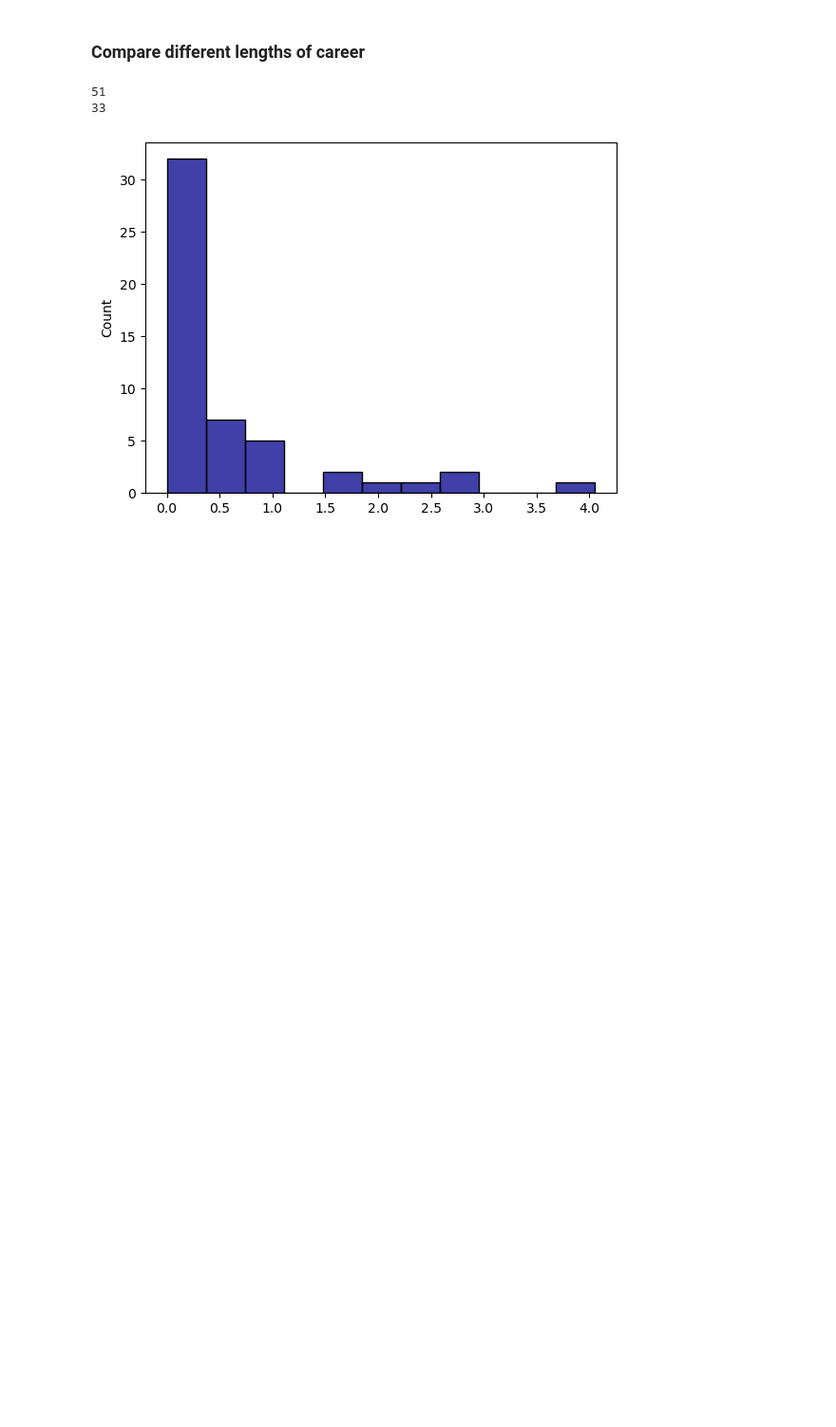
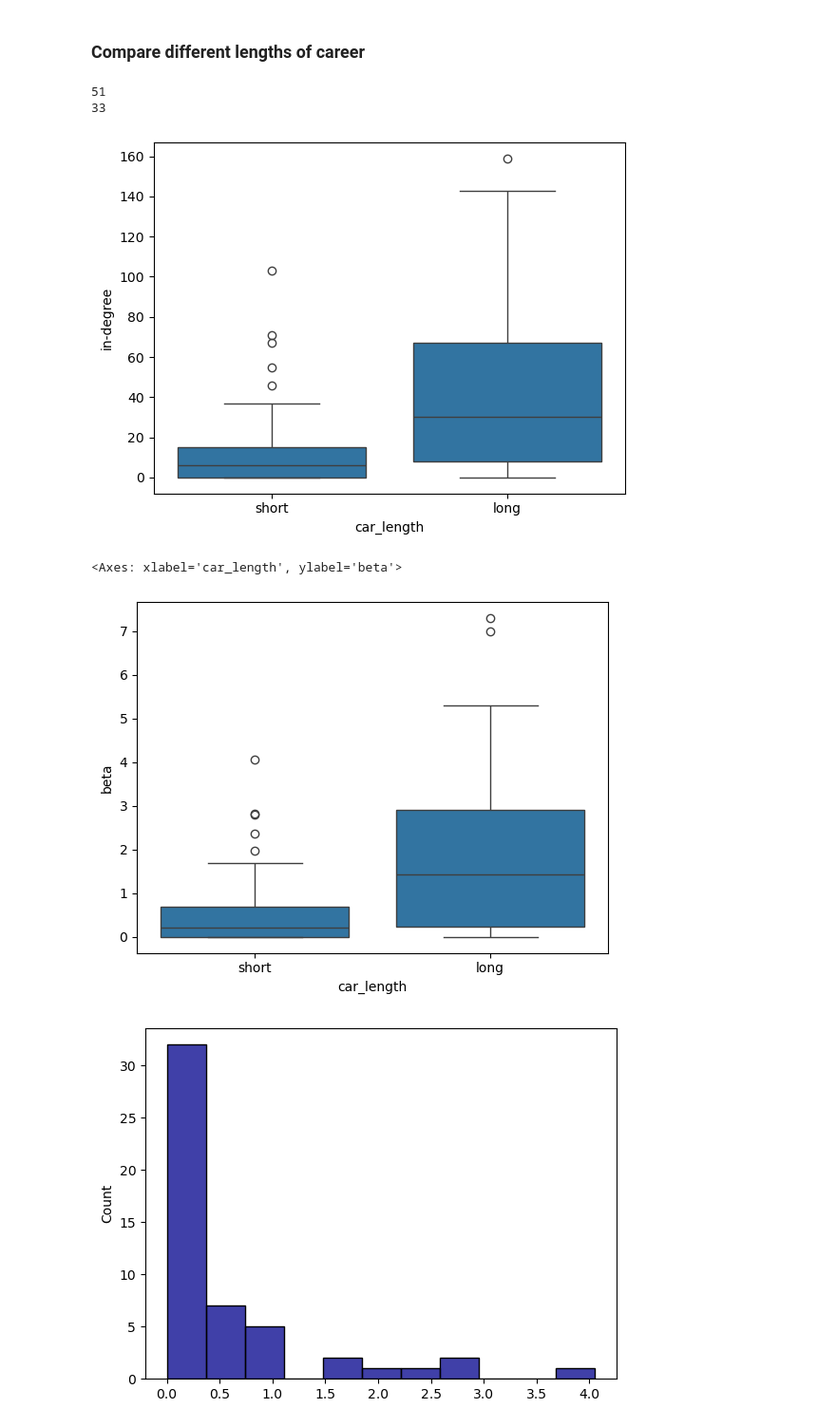
Before and after one commit to imalvarado/6400-Project-ima35, a Jupyter notebook: code/time_series_analysis.ipynb, the cells around one changed output. Shown at 95% size. Saved outputs shown, nothing was run; the diff lists cells and outputs as text; code cells hidden in the pictures; blank space fills up the shorter version.

Commit message:
added visuals using quarto doc

```diff
--- a/code/time_series_analysis.ipynb
+++ b/code/time_series_analysis.ipynb
@@ -193,17 +193,35 @@ print(len(long_cars))
 # %%
 # GET DISTRIBUTIONS OF FIRST SEASON RESULTS FOR EACH GROUP
 short_first_degrees = []
 short_first_betas = []
 long_first_degrees = []
 long_first_betas = []
 
 for surfer, df in short_cars.items():
     short_first_degrees.append(df.iloc[0]["in-degree"])
     short_first_betas.append(df.iloc[0]["beta"])
+short_cat_col = ["short" for i in range(len(short_first_degrees))]
 
 for surfer, df in long_cars.items():
     long_first_degrees.append(df.iloc[0]["in-degree"])
     long_first_betas.append(df.iloc[0]["beta"])
+long_cat_col = ["long" for i in range(len(long_first_degrees))]
+
+# CREATE DATAFRAME
+short_df = pd.DataFrame({"car_length": short_cat_col, "in-degree": short_first_degrees, "beta": short_first_betas})
+long_df = pd.DataFrame({"car_length": long_cat_col, "in-degree": long_first_degrees, "beta": long_first_betas})
+df = pd.concat([short_df, long_df])
+
+# MAKE BOXPLOTS
+sns.boxplot(x="car_length", y="in-degree", data=df)
+plt.show(); plt.clf()
+
+
+sns.boxplot(x="car_length", y="beta", data=df)
+# %% [output]
+[figure, added]
+<Axes: xlabel='car_length', ylabel='beta'>
+[figure, added]
 # %%
     # SHOW SEASONS HISTOGRAM
     sns.histplot(short_first_betas, color="darkblue")
```
Also changed, not shown: 25 other files.
